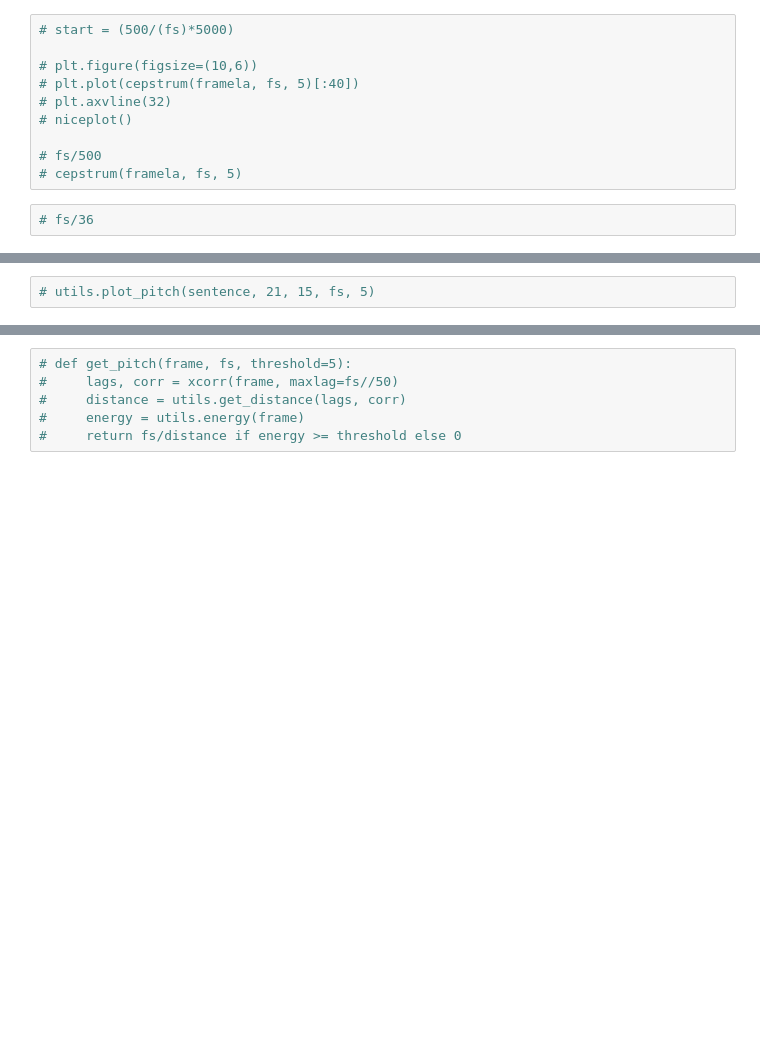
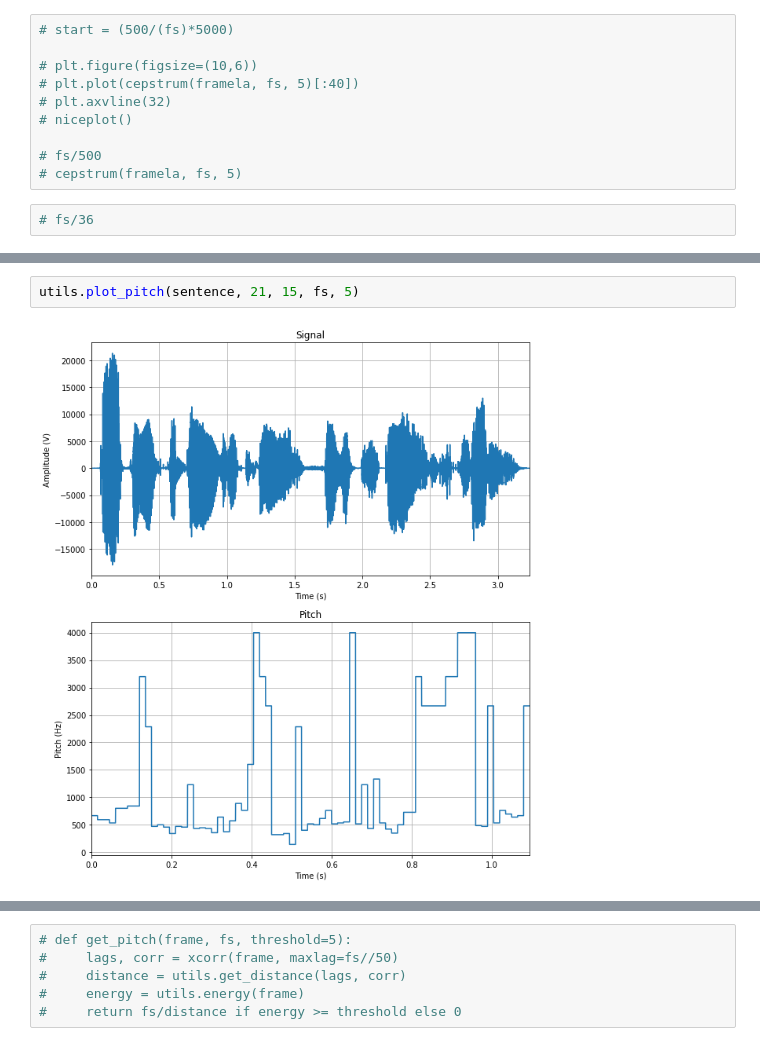
Before and after one commit to lionelGoffaux/signal-project, a Jupyter notebook: labo 2.ipynb, the cells around one changed output, grey strips where cells are left out. Drawn from its saved outputs; the diff is of its cells as text; blank space fills up the shorter version.

```diff
--- a/labo 2.ipynb
+++ b/labo 2.ipynb
@@ -96,3 +96,5 @@ array([-3527.47856714, -3013.0028552 , -2253.57811395, -1268.03799456,
 # %%
-# utils.plot_pitch(sentence, 21, 15, fs, 5)
+utils.plot_pitch(sentence, 21, 15, fs, 5)
+# %% [output]
+[figure, added]
 # %%
```
Also changed, not shown: parts of 3 cells of this notebook, 3 other files.
